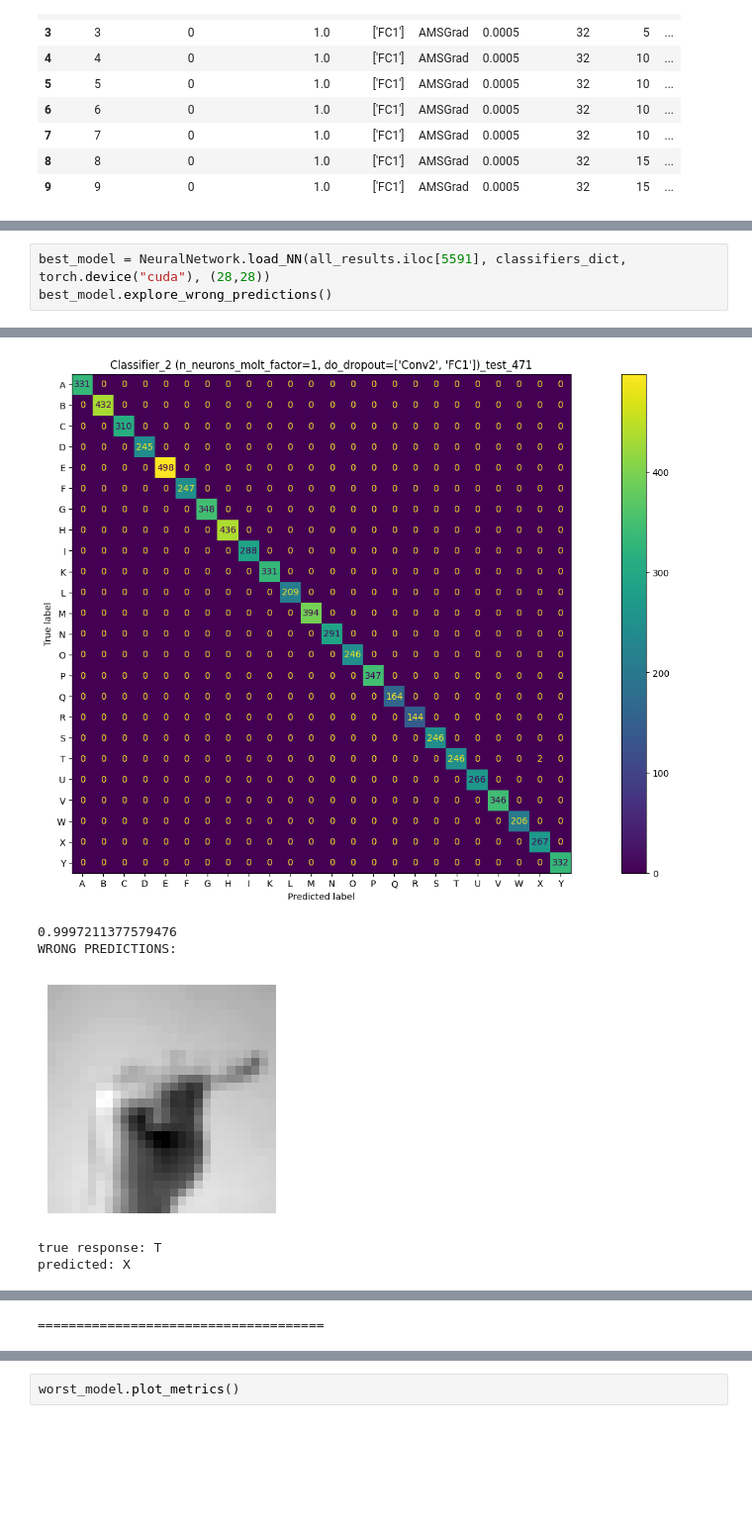
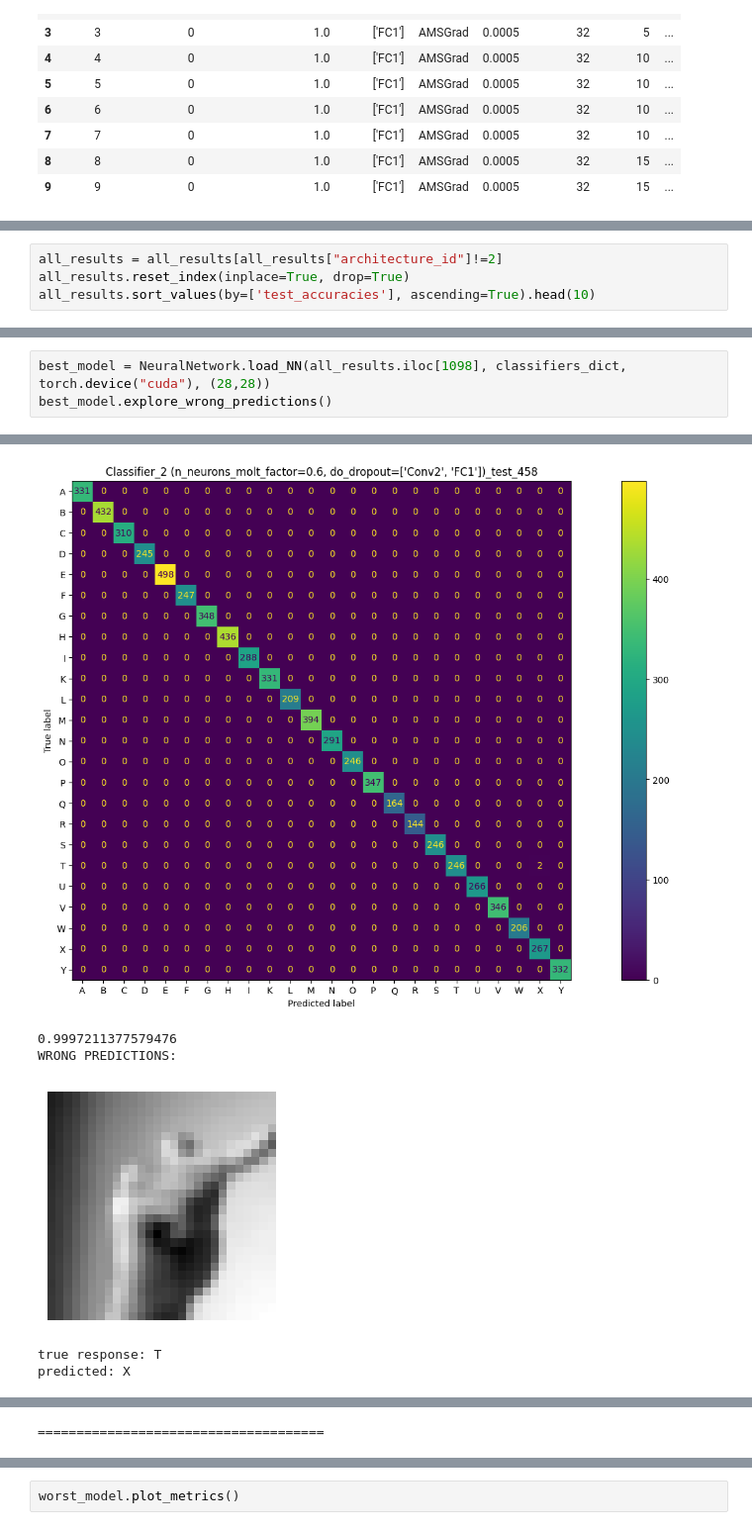
Before and after one commit to Lotto98/Sign-Language-MNIST, a Jupyter notebook: src/Classifier_2.ipynb, the cells around one changed output, grey strips where cells are left out. Shown at 99% size. Saved outputs shown, nothing was run; the diff lists cells and outputs as text; blank space fills up the shorter version.

Commit message:
better notebooks removed outlier from plots better architecture analysis

```diff
--- a/src/Classifier_2.ipynb
+++ b/src/Classifier_2.ipynb
@@ -37,0 +91,4 @@ all_results.head(10)
+# %%
+all_results = all_results[all_results["architecture_id"]!=2]
+all_results.reset_index(inplace=True, drop=True)
+all_results.sort_values(by=['test_accuracies'], ascending=True).head(10)
@@ -90,4 +183,4 @@ Name: 1098, dtype: object
 # %%
-best_model = NeuralNetwork.load_NN(all_results.iloc[5591], classifiers_dict, torch.device("cuda"), (28,28))
+best_model = NeuralNetwork.load_NN(all_results.iloc[1098], classifiers_dict, torch.device("cuda"), (28,28))
 best_model.explore_wrong_predictions()
 # %% [output]
@@ -110,8 +203,8 @@ Estimated Total Size (MB): 1.21
 ==========================================================================================
-[figure, old version]
+[figure, new version]
 0.9997211377579476
 WRONG PREDICTIONS:
-[figure, old version]
+[figure, new version]
 true response: T
 predicted: X
 {'A': 0.0,
```
Also changed, not shown: parts of 34 cells of this notebook, 3 other files.
